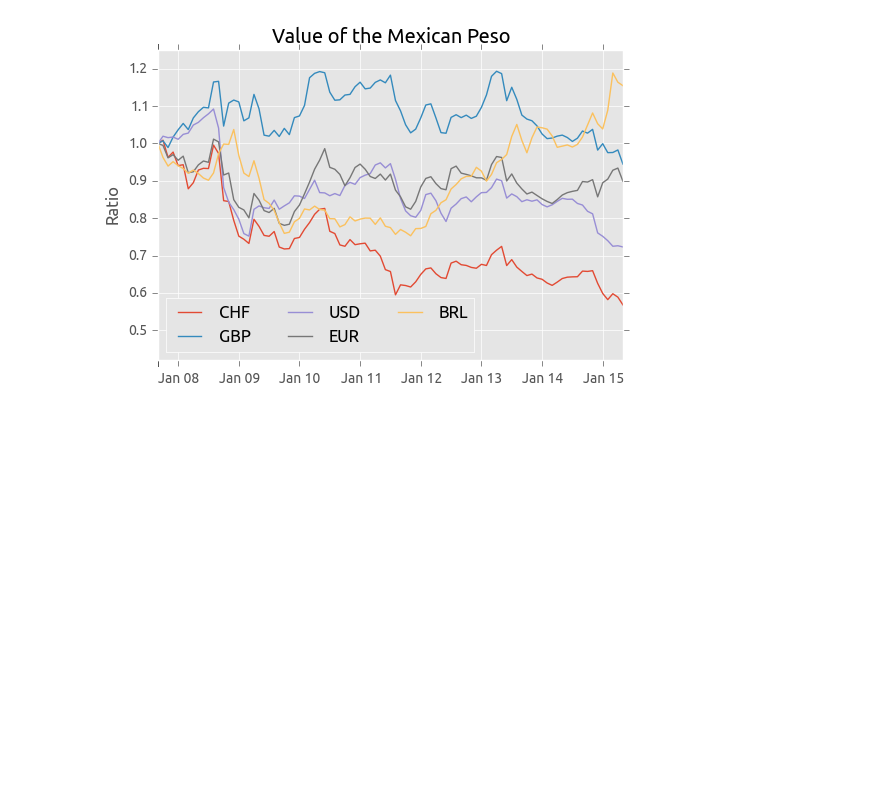
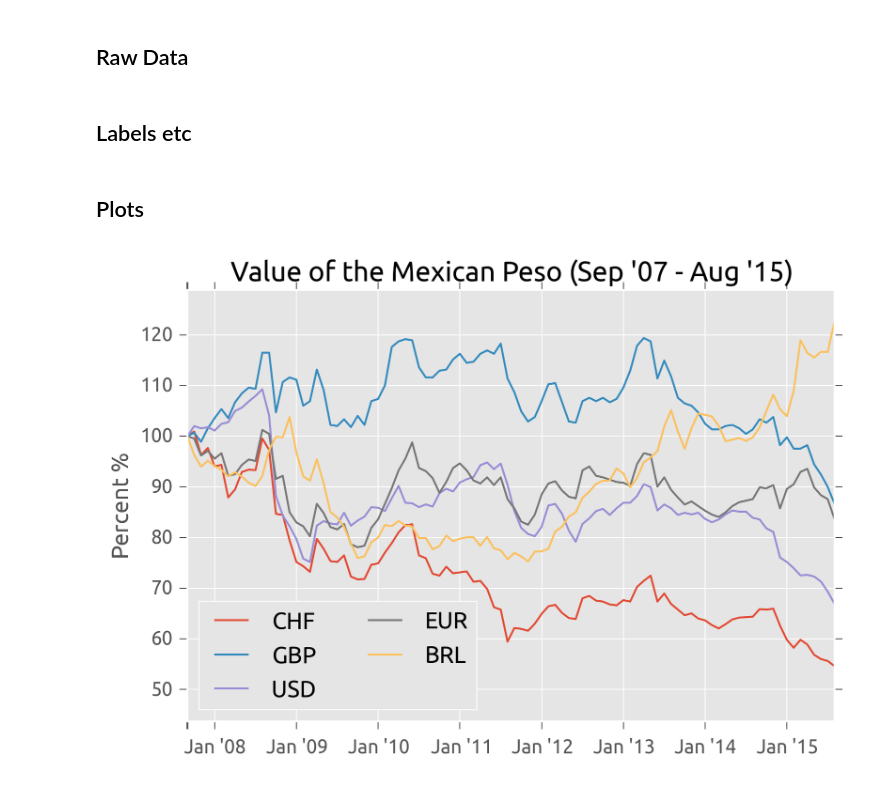
Before and after one commit to prisae/blog-notebooks, a Jupyter notebook: FX.ipynb, the cells around one changed output. Cells and saved outputs as stored; diff of their text form; code cells hidden in the pictures; blank space fills up the shorter version.

Commit message:
some small changes to these figures

```diff
--- a/FX.ipynb
+++ b/FX.ipynb
@@ -10,7 +10,9 @@ Monthly values, from September 2007 to May  2015, average between buy and sell.
 # %%
 import numpy as np
+import datetime
 import matplotlib.pyplot as plt
 from matplotlib import rcParams
+%matplotlib inline
 
 # Use ggplot style, get color_cycle, set font-size
 plt.style.use('ggplot')
@@ -19,5 +21,5 @@ rcParams['font.size'] = 10.0
 rcParams['font.sans-serif'] =  'Ubuntu'
 
 # Adjust dpi, so figure on screen and savefig looks the same
-rcParams['figure.dpi'] = 100
-rcParams['savefig.dpi'] = 100
+rcParams['figure.dpi'] = 300
+rcParams['savefig.dpi'] = 300
@@ -142,0 +26,2 @@ labeltic = labeltic.astype(float)
+# %% [markdown]
+## Raw Data
@@ -142,0 +128,2 @@ labeltic = labeltic.astype(float)
+# %% [markdown]
+## Labels etc
@@ -143,21 +154,25 @@ labeltic = labeltic.astype(float)
+# %% [markdown]
+## Plots
 # %%
-fig = plt.figure()
-ax = fig.gca()
+fig1, ax = plt.subplots()
 
-plt.plot(months_r, dataCHF/dataCHF[-1], label='CHF')
-plt.plot(months_r, dataGBP/dataGBP[-1], label='GBP')
-plt.plot(months_r, dataUSD/dataUSD[-1], label='USD')
-plt.plot(months_r, dataEUR/dataEUR[-1], label='EUR')
-plt.plot(months_r, dataBRL/dataBRL[-1], label='BRL')
+# Plot the data
+plt.plot(months, data[:,1]/data[-1,1]*100, label='CHF')
+plt.plot(months, data[:,2]/data[-1,2]*100, label='GBP')
+plt.plot(months, data[:,3]/data[-1,3]*100, label='USD')
+plt.plot(months, data[:,4]/data[-1,4]*100, label='EUR')
+plt.plot(months, data[:,5]/data[-1,5]*100, label='BRL')
 
+# Title, labels, legend, axis limits
+plt.title(('Value of the Mexican Peso ('+smtsyr+' - '+emteyr+')'))
+plt.ylabel('Percent %')
+plt.legend(loc=3, ncol=2)
+ax.axis([0, np.size(months)-1, 80*np.min(data[:,1:]/data[-1,1:]),  105*np.max(data[:,1:]/data[-1,1:])])
 ax.set_xticks(labeltic)
-ax.set_xticklabels(label_r)
-plt.ylabel('Ratio')
-plt.title('Value of the Mexican Peso')
-plt.legend(loc=3, ncol=3)
-plt.axis([0, 92, .42, 1.25])
+ax.set_xticklabels(label)
 
-plt.savefig('plots/MXN.png', bbox_inches='tight')
+# Save and show
+plt.savefig('plots/MXNper.png', bbox_inches='tight')
 plt.show()
 # %% [output]
-[figure, old version]
+[figure, new version]
```
Also changed, not shown: parts of 8 cells of this notebook, 2 other files.
